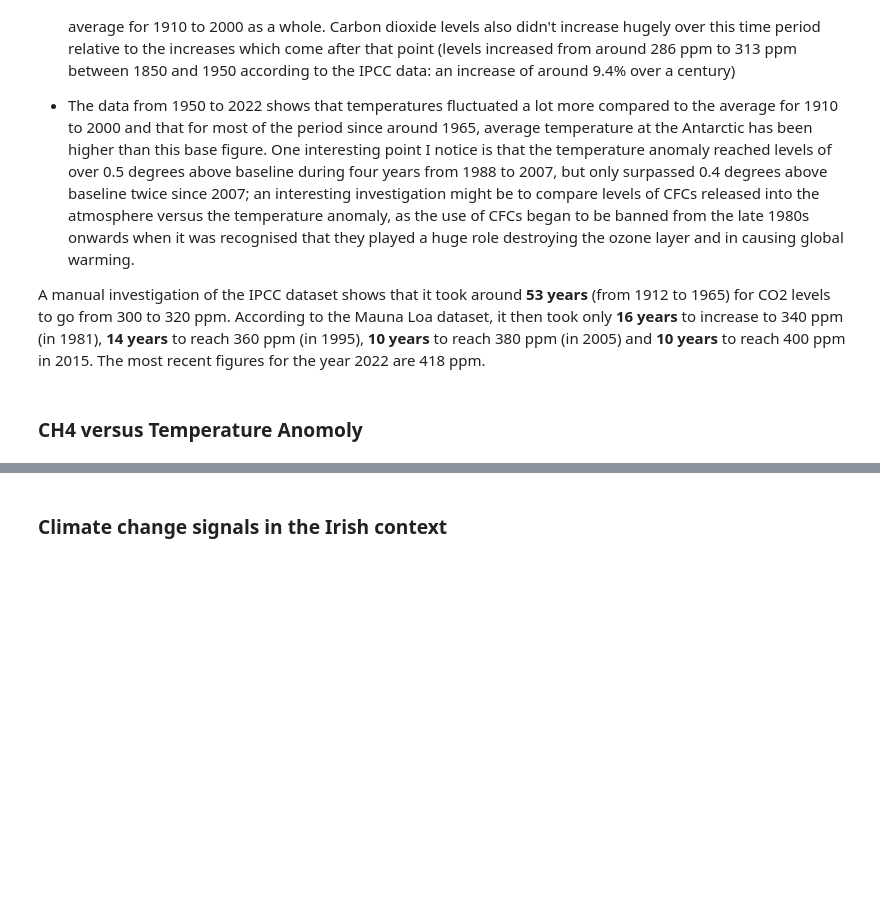
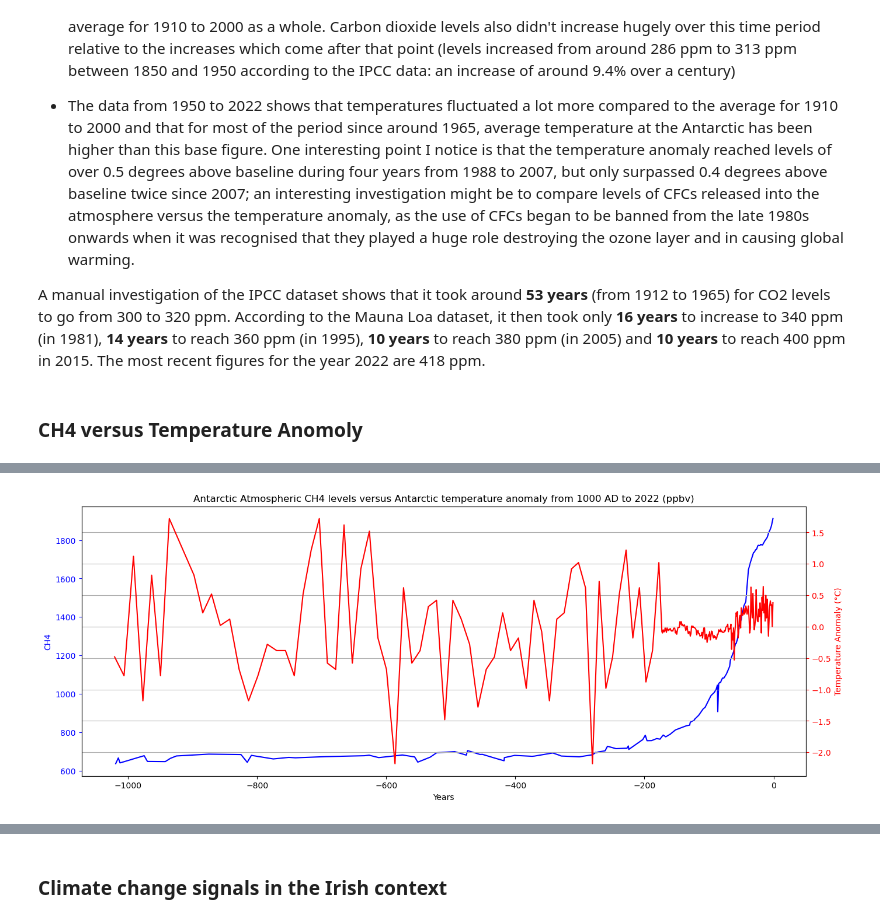
Before and after one commit to jmce22/pfda_project2, a Jupyter notebook: pfda_project2.ipynb, the cells around one changed output, grey strips where cells are left out. Saved outputs shown, nothing was run; the diff lists cells and outputs as text; code cells hidden in the pictures; blank space fills up the shorter version.

```diff
--- a/pfda_project2.ipynb
+++ b/pfda_project2.ipynb
@@ -718,0 +725,31 @@ plt.show()
+# %%
+# First I will create a sub-dataframe from the CH4 dataframe containing only data relating to 1000 AD onwards
+df_CH4_post_1000 = df_ch4.loc[df_ch4['Years'] >= - 1024]
+
+# Next I will create a sub-dataframe of the anarctic temperature anomoly dataframe containg only data relating to
+# 1000 AD onwards
+df_temp_anomaly_post_1000 = df_temp_anomaly.loc[df_temp_anomaly['Years'] >= - 1024]
+
+# Next, I will plot them against each other in the same way I did for the full 800000 years:
+fig, ax1 = plt.subplots(figsize=(16, 6))
+
+# This creates a second y-axis which shares the same x-axis as the first y-axis
+ax2 = ax1.twinx()
+
+# Plot for CH4 on the primary y-axis
+ax1.plot(df_CH4_post_1000['Years'], df_CH4_post_1000['CH4'], color='blue', label='CH4')
+ax1.set_xlabel('Years')
+ax1.set_ylabel('CH4', color='blue')
+ax1.tick_params(axis='y', colors='blue')
+
+# Plot for temperature anomaly on secondary y-axis.
+ax2.plot(df_temp_anomaly_post_1000['Years'], df_temp_anomaly_post_1000['anomaly'], color='red', label='Temperature anomaly')
+ax2.set_ylabel('Temperature Anomaly (°C)', color='red')
+ax2.tick_params(axis='y', colors='red')
+
+plt.title('Antarctic Atmospheric CH4 levels versus Antarctic temperature anomaly from 1000 AD to 2022 (ppbv)')
+plt.grid(True)    # This plots a grid which makes it easier to compare both sets of data
+plt.savefig('CH4_vs_temp_anomaly')
+plt.show()
+# %% [output]
+[figure, added]
```
Also changed, not shown: parts of 7 cells of this notebook, 2 other files.
